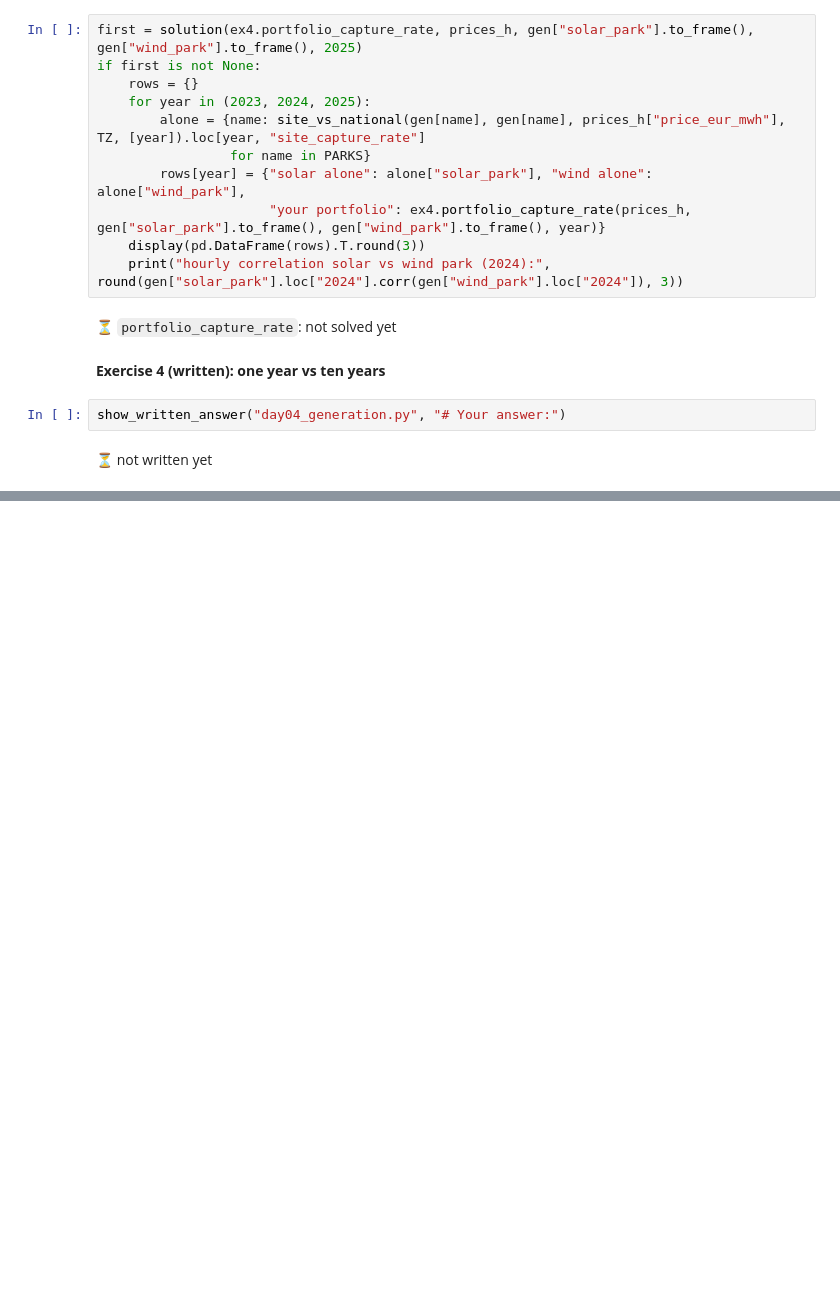
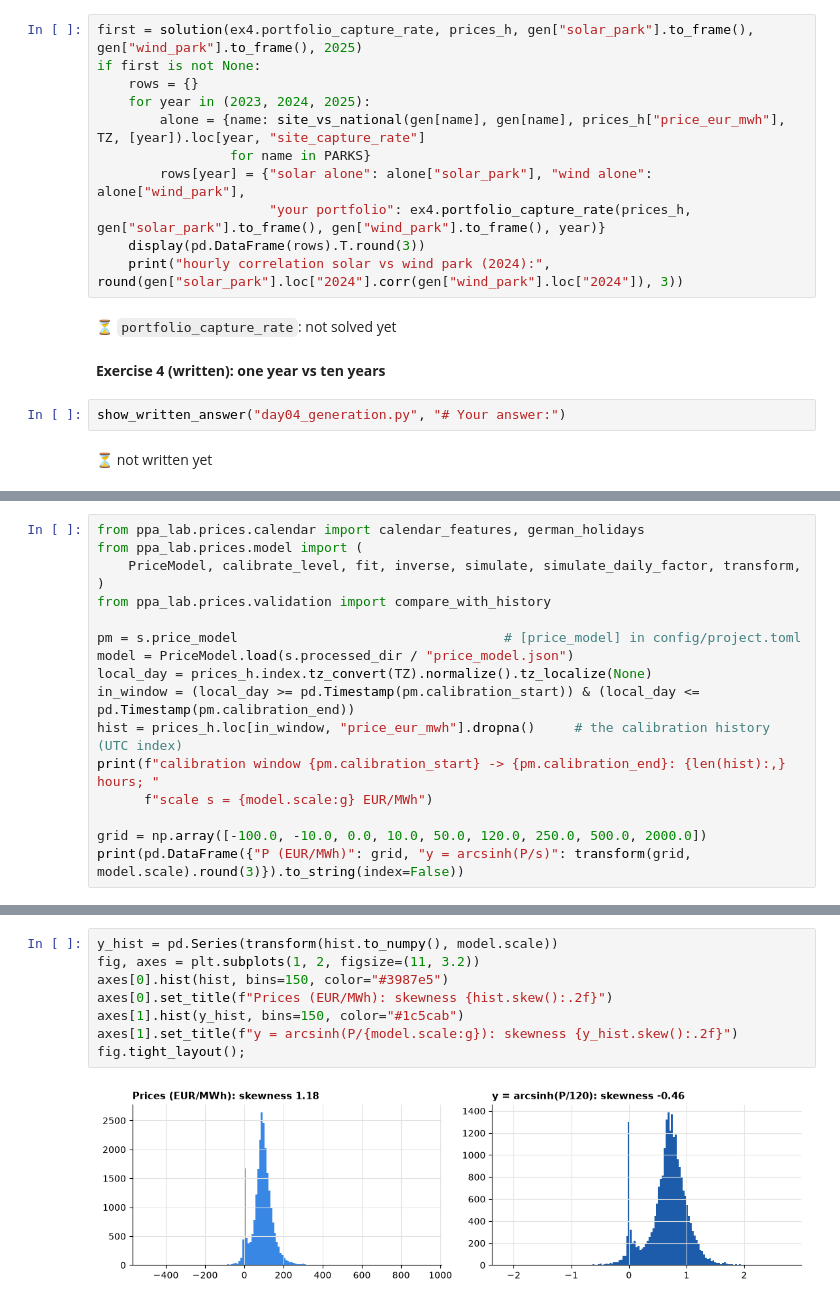
Before and after one commit to ankitpatel1661/ppa-lab, a Jupyter notebook: notebooks/ppa_lab_playground.ipynb, the cells around one changed output, grey strips where cells are left out. Cells and saved outputs as stored; diff of their text form; blank space fills up the shorter version.

```diff
--- a/notebooks/ppa_lab_playground.ipynb
+++ b/notebooks/ppa_lab_playground.ipynb
@@ -1225,0 +1238,17 @@ show_written_answer("day04_generation.py", "# Your answer:")
+# %%
+from ppa_lab.prices.calendar import calendar_features, german_holidays
+from ppa_lab.prices.model import (
+    PriceModel, calibrate_level, fit, inverse, simulate, simulate_daily_factor, transform,
+)
+from ppa_lab.prices.validation import compare_with_history
+
+pm = s.price_model                                  # [price_model] in config/project.toml
+model = PriceModel.load(s.processed_dir / "price_model.json")
+local_day = prices_h.index.tz_convert(TZ).normalize().tz_localize(None)
+in_window = (local_day >= pd.Timestamp(pm.calibration_start)) & (local_day <= pd.Timestamp(pm.calibration_end))
+hist = prices_h.loc[in_window, "price_eur_mwh"].dropna()     # the calibration history (UTC index)
+print(f"calibration window {pm.calibration_start} -> {pm.calibration_end}: {len(hist):,} hours; "
+      f"scale s = {model.scale:g} EUR/MWh")
+
+grid = np.array([-100.0, -10.0, 0.0, 10.0, 50.0, 120.0, 250.0, 500.0, 2000.0])
+print(pd.DataFrame({"P (EUR/MWh)": grid, "y = arcsinh(P/s)": transform(grid, model.scale).round(3)}).to_string(index=False))
@@ -1225,0 +1267,10 @@ show_written_answer("day04_generation.py", "# Your answer:")
+# %%
+y_hist = pd.Series(transform(hist.to_numpy(), model.scale))
+fig, axes = plt.subplots(1, 2, figsize=(11, 3.2))
+axes[0].hist(hist, bins=150, color="#3987e5")
+axes[0].set_title(f"Prices (EUR/MWh): skewness {hist.skew():.2f}")
+axes[1].hist(y_hist, bins=150, color="#1c5cab")
+axes[1].set_title(f"y = arcsinh(P/{model.scale:g}): skewness {y_hist.skew():.2f}")
+fig.tight_layout();
+# %% [output]
+[figure, added]
```
Also changed, not shown: parts of 30 cells of this notebook, 32 other files.
